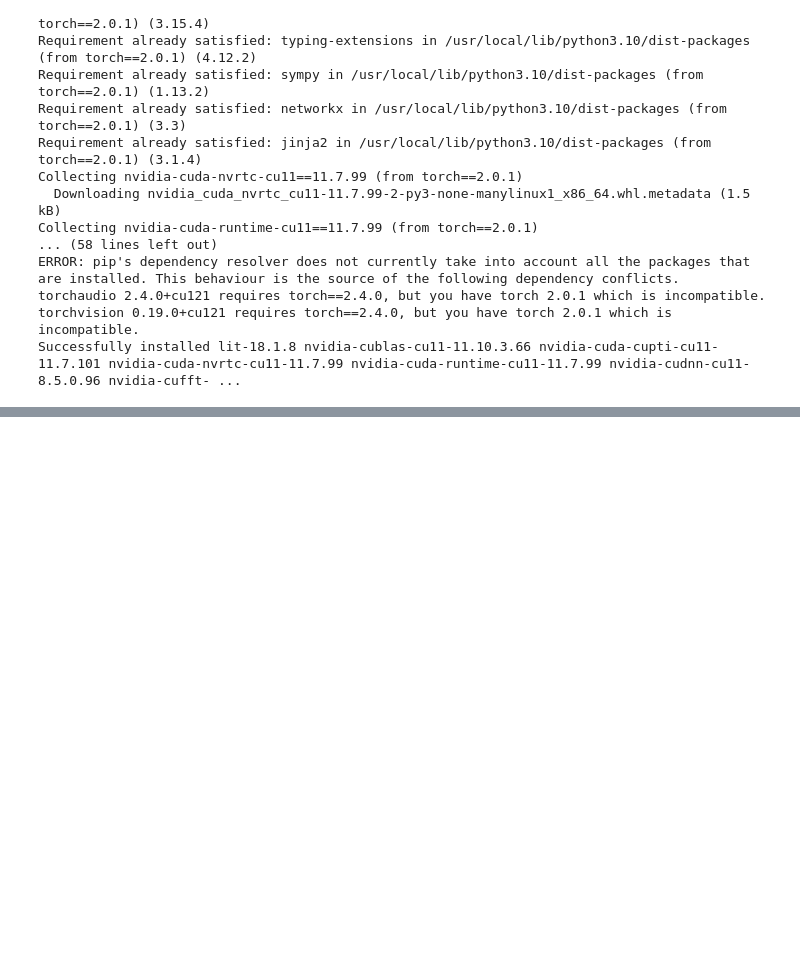
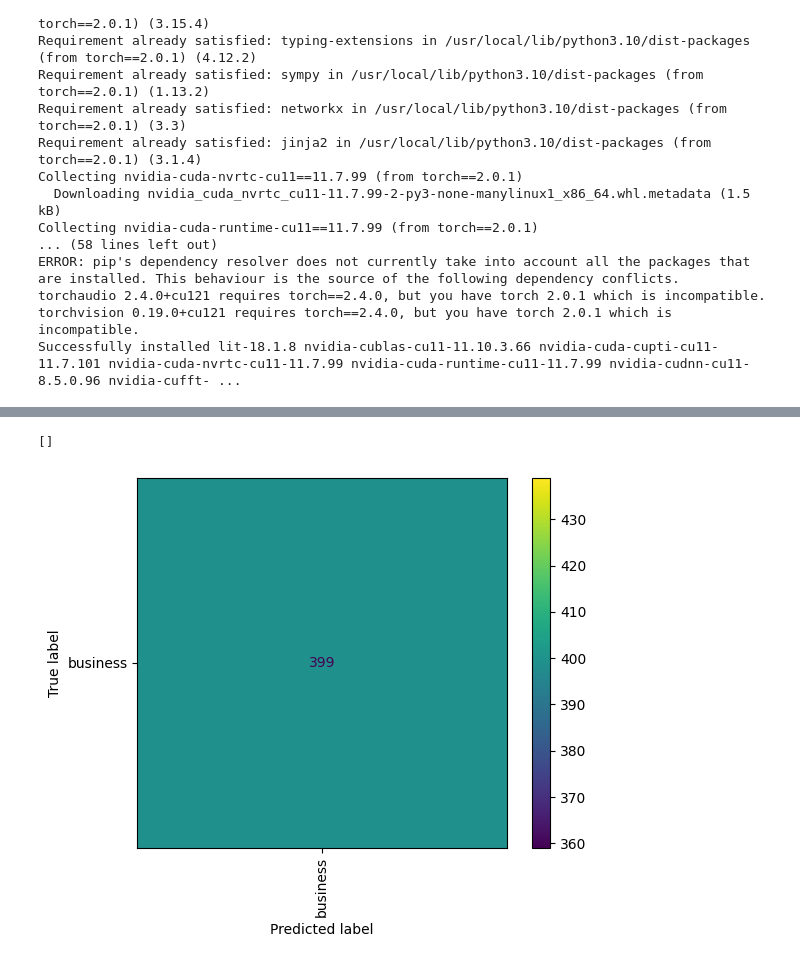
Before and after one commit to HromovAndrey/II_mood_6_part2.1, a Jupyter notebook: Практика_text_classification.ipynb, the cells around one changed output, grey strips where cells are left out. Drawn from its saved outputs; the diff is of its cells as text; code cells hidden in the pictures; blank space fills up the shorter version.

```diff
--- a/Практика_text_classification.ipynb
+++ b/Практика_text_classification.ipynb
@@ -62,7 +76,9 @@ class MyDataset(Dataset):
         self.max_len = max_len
 
         self.label_encoder = LabelEncoder().fit(y)
-        self.vocab = Vectors("/kaggle/input/glove6b/glove.6B.50d.txt")
+
+        # Загрузка GloVe
+        self.vocab = GloVe(name='6B', dim=50)  # Загрузите GloVe из torchtext
 
     def __len__(self):
         return len(self.X)
@@ -83,8 +99,8 @@ class MyDataset(Dataset):
         X = self.vocab.get_vecs_by_tokens(tokens, lower_case_backup=True)
         return X, label[0]
 
-# Замените 'text_column' и 'label_column' на фактические названия столбцов в вашем DataFrame
-dataset = MyDataset(df['text_column'], df['label_column'])
+# Используем правильные столбцы для создания набора данных
+dataset = MyDataset(df[text_column], df[label_column])
 
 print(f'Длина датасета: {len(dataset)}')
 # %% [output]
@@ -154,0 +112,4 @@ RuntimeError: no vectors found at /kaggle/input/glove6b/glove.6B.50d.txt
+# %%
+train_ratio = 0.8
+
+train_data, test_data = random_split(dataset, [train_ratio, 1-train_ratio])
@@ -154,0 +355,16 @@ RuntimeError: no vectors found at /kaggle/input/glove6b/glove.6B.50d.txt
+# %%
+from sklearn.metrics import ConfusionMatrixDisplay
+
+model = model.to('cpu')  # відключаємо від gpu
+
+loader = torch.utils.data.DataLoader(test_data, batch_size=len(test_data))
+X_test, y_test = next(iter(loader))
+
+y_pred = model.predict(X_test)
+
+ConfusionMatrixDisplay.from_predictions(y_test, y_pred.argmax(-1), display_labels=dataset.label_encoder.classes_)
+plt.xticks(rotation=90)
+plt.plot()
+# %% [output]
+[]
+[figure, added]
```
Also changed, not shown: parts of 16 cells of this notebook.
